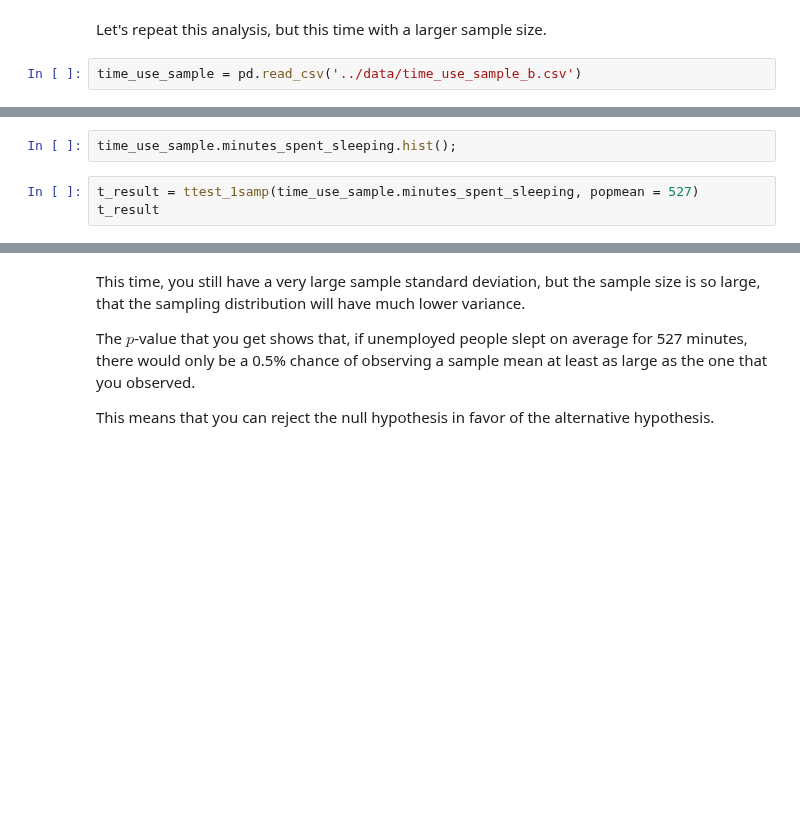
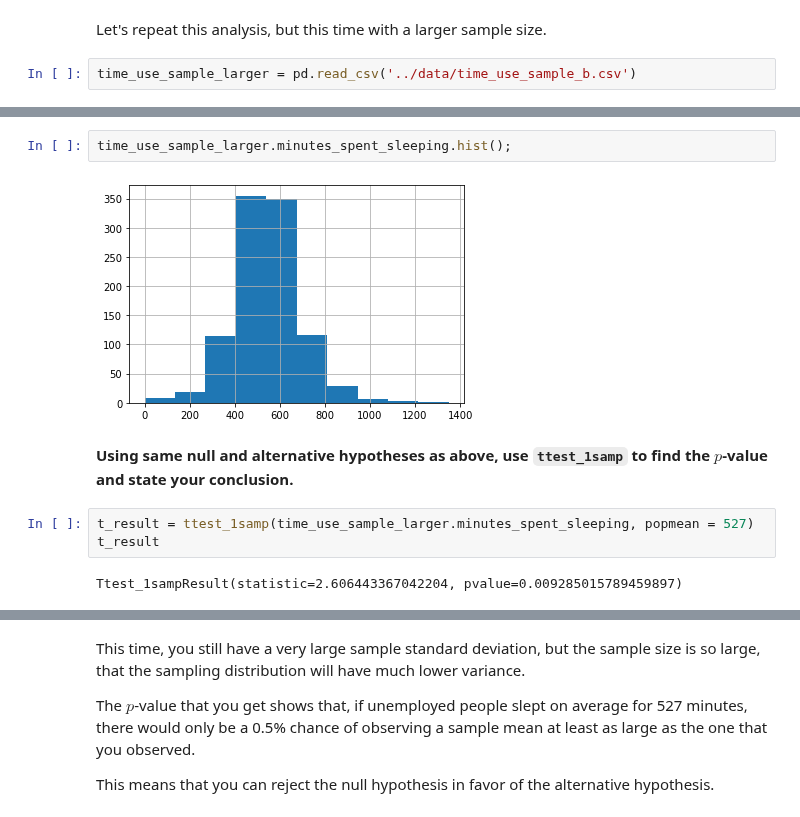
Before and after one commit to NSS-Data-Instructional-Stuff/stats-for-data-science, a Jupyter notebook: notebooks/Notebook_05a_Hypothesis_Testing_Part_1.ipynb, the cells around one changed output, grey strips where cells are left out. Drawn from its saved outputs; the diff is of its cells as text; blank space fills up the shorter version.

```diff
--- a/notebooks/Notebook_05a_Hypothesis_Testing_Part_1.ipynb
+++ b/notebooks/Notebook_05a_Hypothesis_Testing_Part_1.ipynb
@@ -109,5 +143,5 @@ Let's try to understand why, even though there was such large difference (almost
 # %% [markdown]
 Let's repeat this analysis, but this time with a larger sample size.
 # %%
-time_use_sample = pd.read_csv('../data/time_use_sample_b.csv')
+time_use_sample_larger = pd.read_csv('../data/time_use_sample_b.csv')
 # %%
@@ -115,7 +159,13 @@ time_use_sample.minutes_spent_sleeping.describe()
 # %%
-time_use_sample.minutes_spent_sleeping.hist();
+time_use_sample_larger.minutes_spent_sleeping.hist();
+# %% [output]
+[figure, added]
+# %% [markdown]
+**Using same null and alternative hypotheses as above, use `ttest_1samp` to find the $p$-value and state your conclusion.**
 # %%
-t_result = ttest_1samp(time_use_sample.minutes_spent_sleeping, popmean = 527)
+t_result = ttest_1samp(time_use_sample_larger.minutes_spent_sleeping, popmean = 527)
 t_result
+# %% [output]
+Ttest_1sampResult(statistic=2.606443367042204, pvalue=0.009285015789459897)
 # %%
 t_result.pvalue / 2
```
Also changed, not shown: parts of 79 cells of this notebook, 1 other file.
